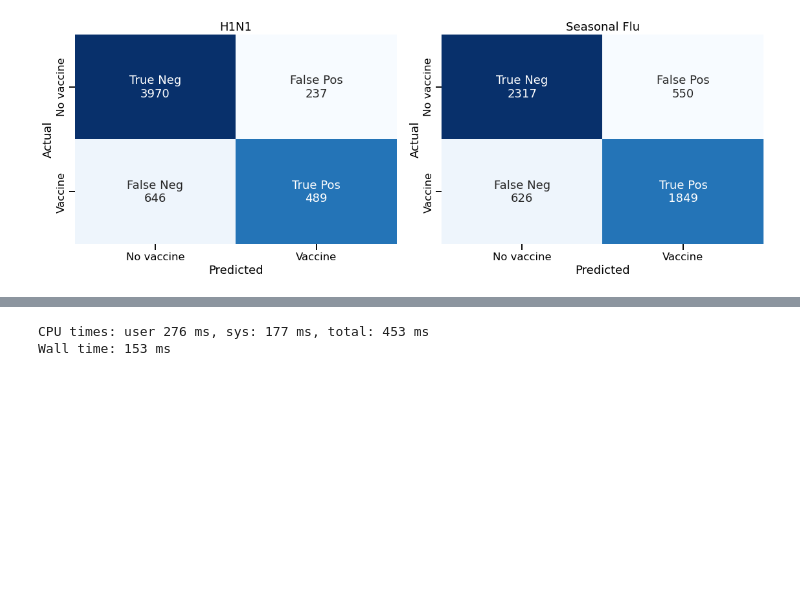
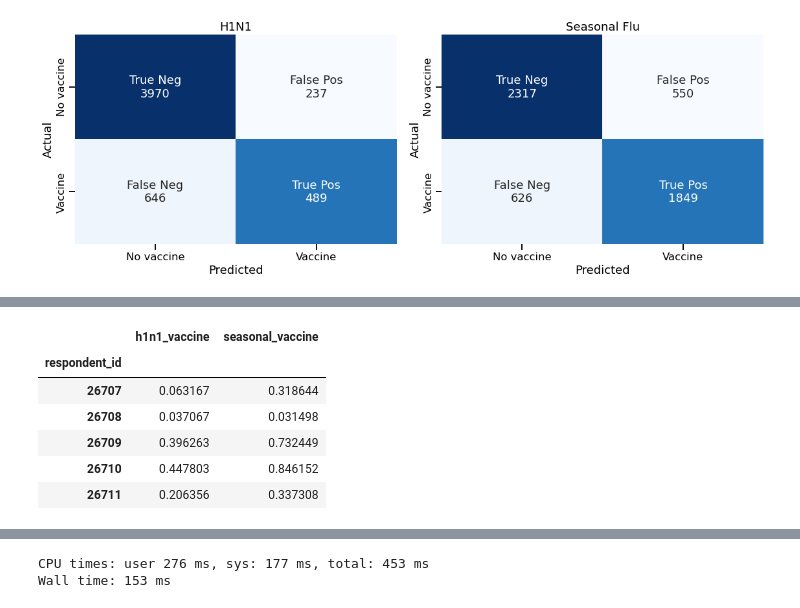
Before and after one commit to jeffbeech/Flu-Shot-Learning, a Jupyter notebook: matt notebook.ipynb, the cells around one changed output, grey strips where cells are left out. Saved outputs shown, nothing was run; the diff lists cells and outputs as text; code cells hidden in the pictures; blank space fills up the shorter version.

```diff
--- a/matt notebook.ipynb
+++ b/matt notebook.ipynb
@@ -669,0 +789,3 @@ AUROC for Seasonal Flu:     0.8549372342187131
+# %%
+submission_df = pd.read_csv('data/submission_format.csv',
+                            index_col="respondent_id")
@@ -669,0 +795,30 @@ AUROC for Seasonal Flu:     0.8549372342187131
+# %%
+imputer = SimpleImputer(missing_values=np.nan, strategy='most_frequent')
+
+imputer.fit(X_train)
+
+X_test_imp_comp = pd.DataFrame(imputer.transform(X_test_comp), columns=X_test_comp.columns, index=X_test_comp.index)
+# %%
+X_test_obj_comp = X_test_imp_comp
+
+ohe = OneHotEncoder(categories="auto", handle_unknown="ignore", sparse=False)
+
+X_test_ohe_comp = pd.DataFrame(ohe.fit_transform(X_test_obj_comp), columns=ohe.get_feature_names(), index=X_test_obj_comp.index)
+
+X_test_ohe_comp = pd.concat([X_test_imp_comp[numeric_columns], X_test_ohe_comp], axis=1)
+# %%
+y_proba_h1n1_comp = log_reg_h1n1.predict_proba(X_test_ohe_comp)
+y_proba_ssnl_comp = log_reg_ssnl.predict_proba(X_test_ohe_comp)
+# %%
+submission_df["h1n1_vaccine"] = y_proba_h1n1_comp[:, 1]
+submission_df["seasonal_vaccine"] = y_proba_ssnl_comp[:, 1]
+
+submission_df.head()
+# %% [output]
+|  | h1n1_vaccine | seasonal_vaccine |
+| respondent_id |  |  |
+| 26707 | 0.063167 | 0.318644 |
+| 26708 | 0.037067 | 0.031498 |
+| 26709 | 0.396263 | 0.732449 |
+| 26710 | 0.447803 | 0.846152 |
+| 26711 | 0.206356 | 0.337308 |
```
Also changed, not shown: parts of 35 cells of this notebook, 4 other files.
